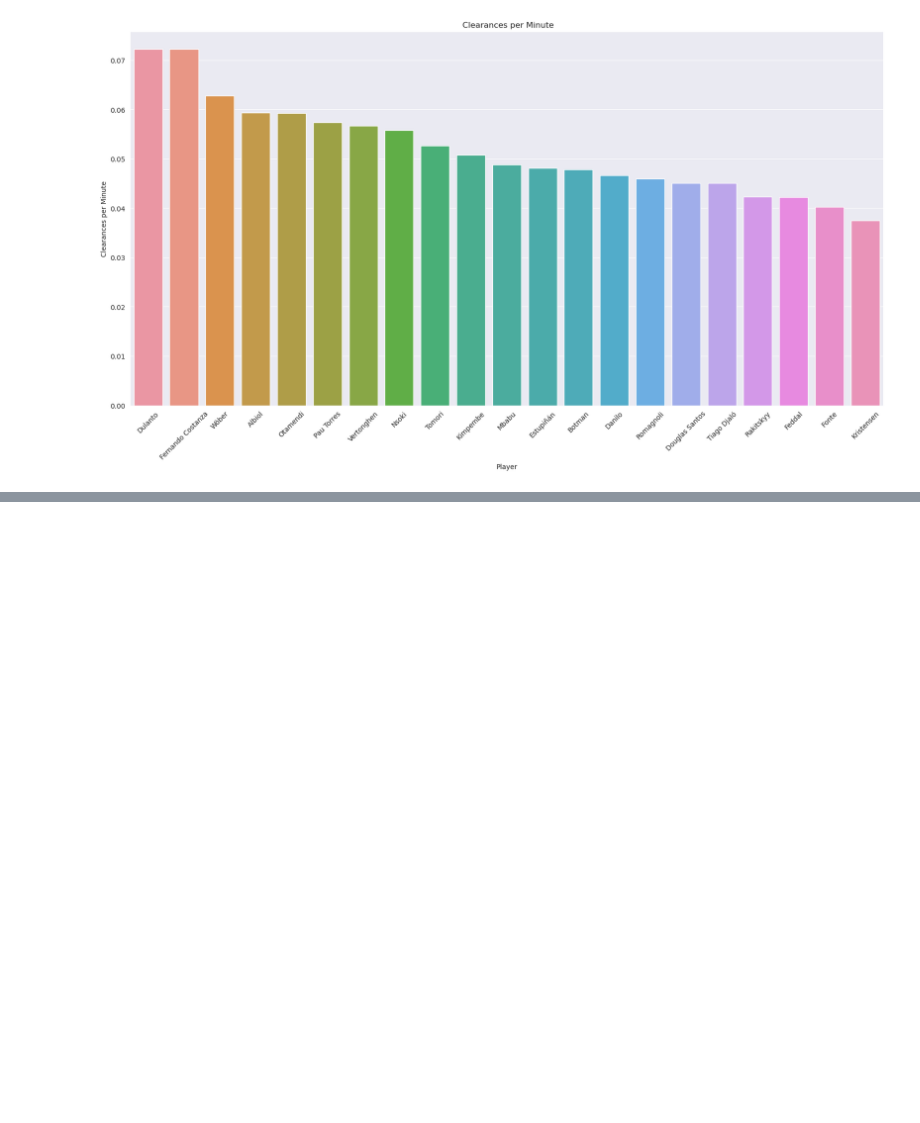
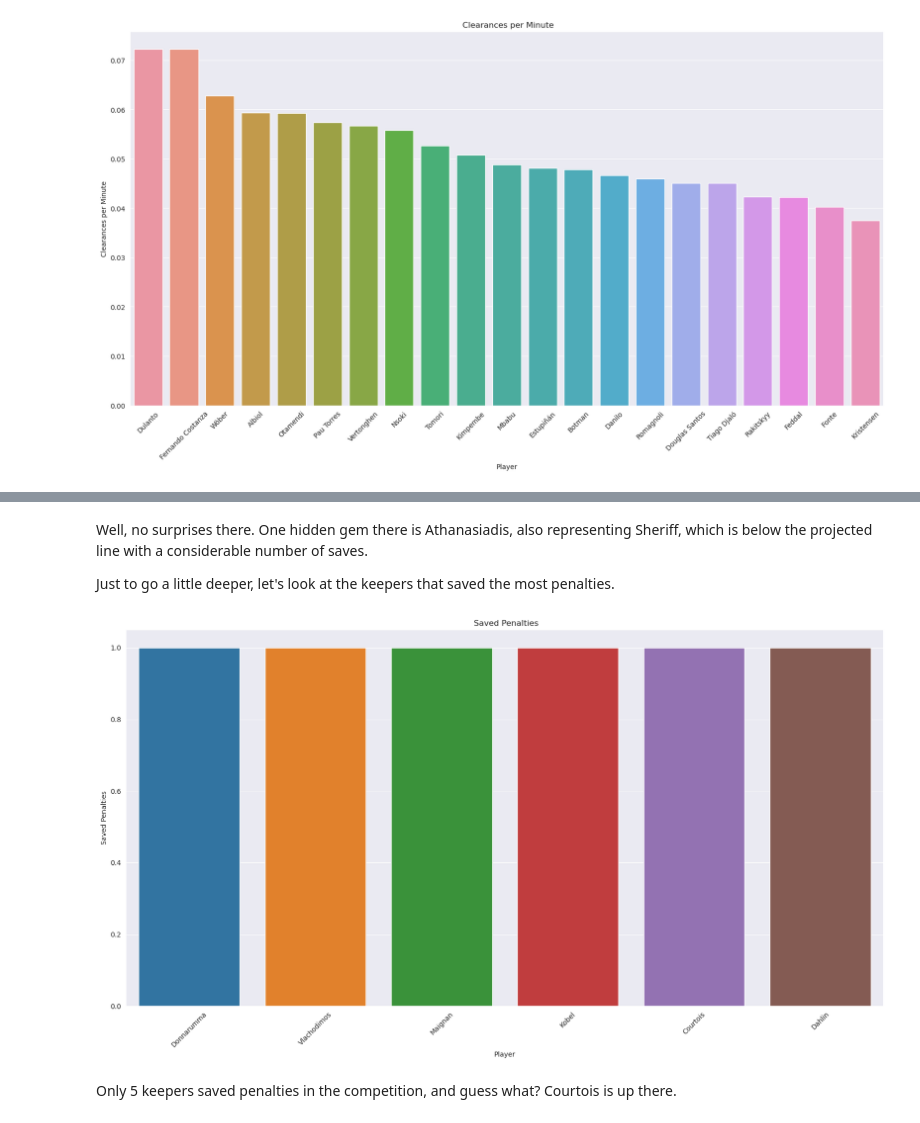
Before and after one commit to caiomelo22/20-21-Champions-League-Analysis, a Jupyter notebook: notebooke5ae0d8453.ipynb, the cells around one changed output, grey strips where cells are left out. Saved outputs shown, nothing was run; the diff lists cells and outputs as text; code cells hidden in the pictures; blank space fills up the shorter version.

```diff
--- a/notebooke5ae0d8453.ipynb
+++ b/notebooke5ae0d8453.ipynb
@@ -330,0 +338,11 @@ Also, we can highlight players that did well in the tackle/fouls chart. Players
+# %% [markdown]
+Well, no surprises there. One hidden gem there is Athanasiadis, also representing Sheriff, which is below the projected line with a considerable number of saves.
+
+Just to go a little deeper, let's look at the keepers that saved the most penalties.
+# %%
+best_penalty_savers = keepers.sort_values('saved_penalties', ascending=False).reset_index()
+plot_bar(best_penalty_savers.loc[:5, :], 'saved_penalties', ylabel='Saved Penalties')
+# %% [output]
+[figure, added]
+# %% [markdown]
+Only 5 keepers saved penalties in the competition, and guess what? Courtois is up there.
```
Also changed, not shown: parts of 5 cells of this notebook.
